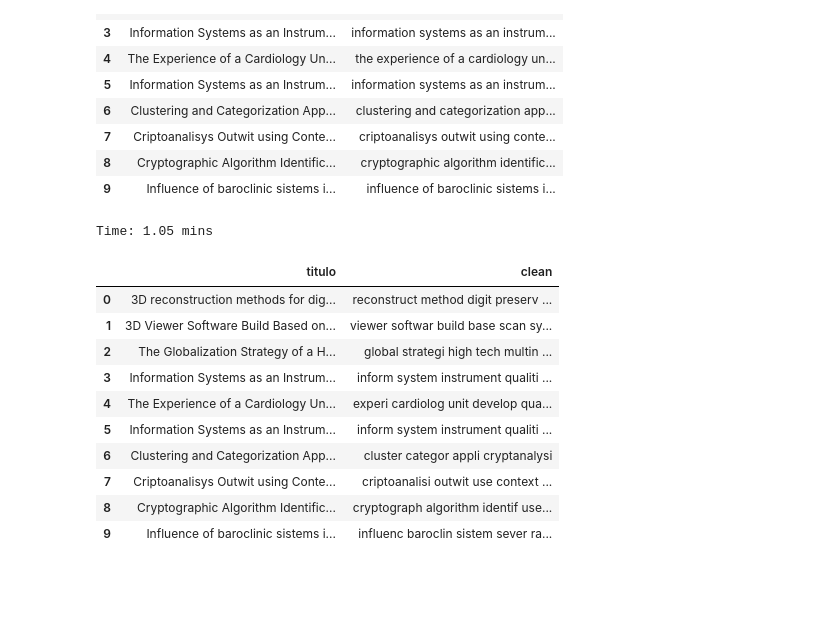
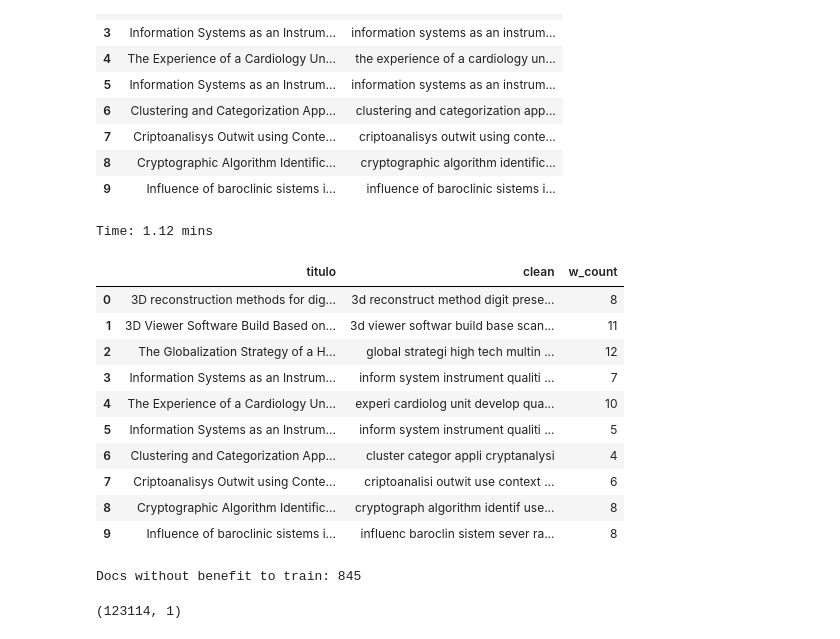
Before and after one commit to ufsj-labPi/cluwords-lattes, a Jupyter notebook: pre-embedding.ipynb, the cells around one changed output. Saved outputs shown, nothing was run; the diff lists cells and outputs as text; code cells hidden in the pictures; blank space fills up the shorter version.

```diff
--- a/pre-embedding.ipynb
+++ b/pre-embedding.ipynb
@@ -78,41 +78,55 @@ Time: 0.04 mins
 # %%
 # Stopwords / Lemma
 def remove_stopwords(doc, stop_words=DEFAULT_STOPWORDS):
     words = [w for w in doc if not w in stop_words]
     return words
 
 def stem_text(doc, stemmer=DEFAULT_STEMMER):
     words = [stemmer.stem(w) for w in doc]
     return words
 
 def preprocess(doc):
     doc = word_tokenize(doc)
     doc = remove_stopwords(doc)
     doc = stem_text(doc)
-    doc = [w for w in doc if len(w) > 2] # Remove docs <= 2 words
+    doc = [w for w in doc if len(w) > 1]
     doc = ' '.join(doc)
     return doc
 
 t = time()
 df['clean'] = df['clean'].apply(preprocess)
-df.dropna(inplace=True)
-df.reset_index(inplace=True, drop=True)
+df['w_count'] = df['clean'].str.split().str.len()
 
 print('Time: {} mins'.format(round((time() - t) / 60, 2)))
 df.head(10)
 # %% [output]
-Time: 1.05 mins
+Time: 1.12 mins
-|  | titulo | clean |
-| 0 | 3D reconstruction methods for dig... | reconstruct method digit preserv ... |
-| 1 | 3D Viewer Software Build Based on... | viewer softwar build base scan sy... |
-| 2 | The Globalization Strategy of a H... | global strategi high tech multin ... |
-| 3 | Information Systems as an Instrum... | inform system instrument qualiti ... |
-| 4 | The Experience of a Cardiology Un... | experi cardiolog unit develop qua... |
-| 5 | Information Systems as an Instrum... | inform system instrument qualiti ... |
-| 6 | Clustering and Categorization App... | cluster categor appli cryptanalysi |
-| 7 | Criptoanalisys Outwit using Conte... | criptoanalisi outwit use context ... |
-| 8 | Cryptographic Algorithm Identific... | cryptograph algorithm identif use... |
-| 9 | Influence of baroclinic sistems i... | influenc baroclin sistem sever ra... |
+|  | titulo | clean | w_count |
+| 0 | 3D reconstruction methods for dig... | 3d reconstruct method digit prese... | 8 |
+| 1 | 3D Viewer Software Build Based on... | 3d viewer softwar build base scan... | 11 |
+| 2 | The Globalization Strategy of a H... | global strategi high tech multin ... | 12 |
+| 3 | Information Systems as an Instrum... | inform system instrument qualiti ... | 7 |
+| 4 | The Experience of a Cardiology Un... | experi cardiolog unit develop qua... | 10 |
+| 5 | Information Systems as an Instrum... | inform system instrument qualiti ... | 5 |
+| 6 | Clustering and Categorization App... | cluster categor appli cryptanalysi | 4 |
+| 7 | Criptoanalisys Outwit using Conte... | criptoanalisi outwit use context ... | 6 |
+| 8 | Cryptographic Algorithm Identific... | cryptograph algorithm identif use... | 8 |
+| 9 | Influence of baroclinic sistems i... | influenc baroclin sistem sever ra... | 8 |
+# %%
+no_benefit = df['w_count'].loc[df['w_count']<=2].count()
+print('Docs without benefit to train:', no_benefit)
+
+df.drop(df.loc[df['w_count']<=2].index, inplace=True)
+df.drop(['titulo','w_count'], axis=1, inplace=True)
+df.dropna(inplace=True)
+df.drop_duplicates(inplace=True)
+df.reset_index(inplace=True, drop=True)
+# %% [output]
+Docs without benefit to train: 845
+# %%
+df.shape
+# %% [output]
+(123114, 1)
 # %%
 path = '{}/models'.format(DATA_PATH)
 Path(path).mkdir(exist_ok=True)
```
Also changed, not shown: parts of 1 cell of this notebook, 4 other files.
